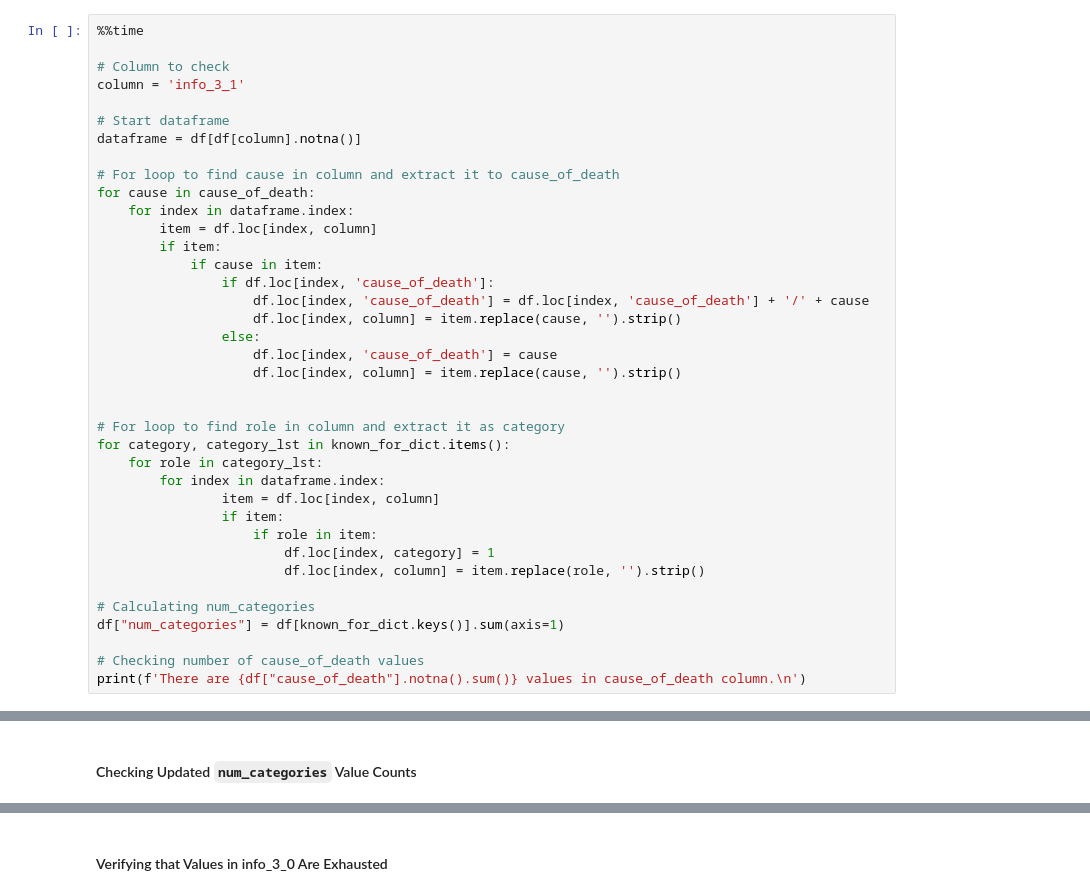
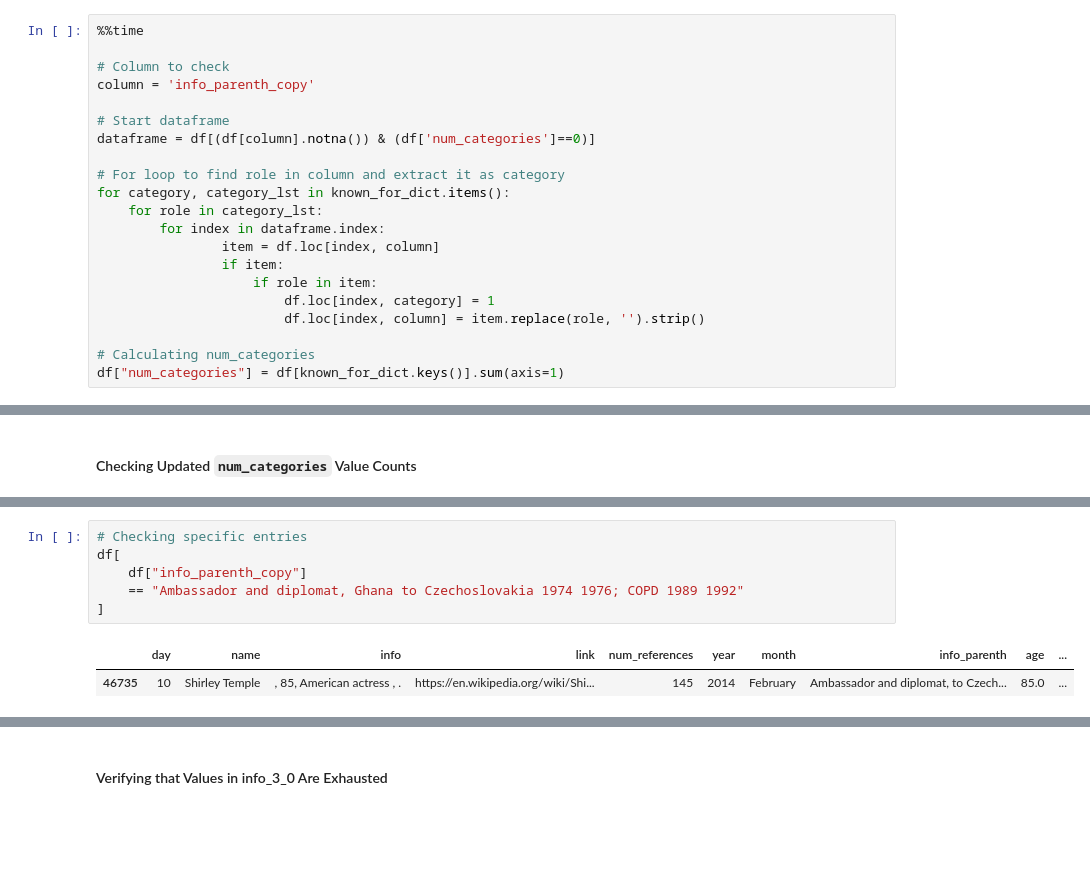
Before and after one commit to teresahanak/wikipedia-life-expectancy, a Jupyter notebook: wp_life_expect_data_clean8_thanak_2022_07_26.ipynb, the cells around one changed output, grey strips where cells are left out. Drawn from its saved outputs; the diff is of its cells as text; blank space fills up the shorter version.

```diff
--- a/wp_life_expect_data_clean8_thanak_2022_07_26.ipynb
+++ b/wp_life_expect_data_clean8_thanak_2022_07_26.ipynb
@@ -178,24 +275,10 @@ known_for_dict = {
 %%time
 
 # Column to check
-column = 'info_3_1'
+column = 'info_parenth_copy'
 
 # Start dataframe
-dataframe = df[df[column].notna()]
-
-# For loop to find cause in column and extract it to cause_of_death
-for cause in cause_of_death:
-    for index in dataframe.index:
-        item = df.loc[index, column]
-        if item:
-            if cause in item:
-                if df.loc[index, 'cause_of_death']:
-                    df.loc[index, 'cause_of_death'] = df.loc[index, 'cause_of_death'] + '/' + cause
-                    df.loc[index, column] = item.replace(cause, '').strip()
-                else:
-                    df.loc[index, 'cause_of_death'] = cause
-                    df.loc[index, column] = item.replace(cause, '').strip()
-
+dataframe = df[(df[column].notna()) & (df['num_categories']==0)]
 
 # For loop to find role in column and extract it as category
 for category, category_lst in known_for_dict.items():
@@ -209,6 +292,3 @@ for category, category_lst in known_for_dict.items():
 
 # Calculating num_categories
 df["num_categories"] = df[known_for_dict.keys()].sum(axis=1)
-
-# Checking number of cause_of_death values
-print(f'There are {df["cause_of_death"].notna().sum()} values in cause_of_death column.\n')
@@ -222,0 +362,9 @@ df["num_categories"].value_counts()
+# %%
+# Checking specific entries
+df[
+    df["info_parenth_copy"]
+    == "Ambassador and diplomat, Ghana to Czechoslovakia 1974 1976; COPD 1989 1992"
+]
+# %% [output]
+|  | day | name | info | link | num_references | year | month | info_parenth | age | ... |
+| 46735 | 10 | Shirley Temple | , 85, American actress , . | https://en.wikipedia.org/wiki/Shi... | 145 | 2014 | February | Ambassador and diplomat, to Czech... | 85.0 | ... |
```
Also changed, not shown: parts of 38 cells of this notebook, 1 other file.
